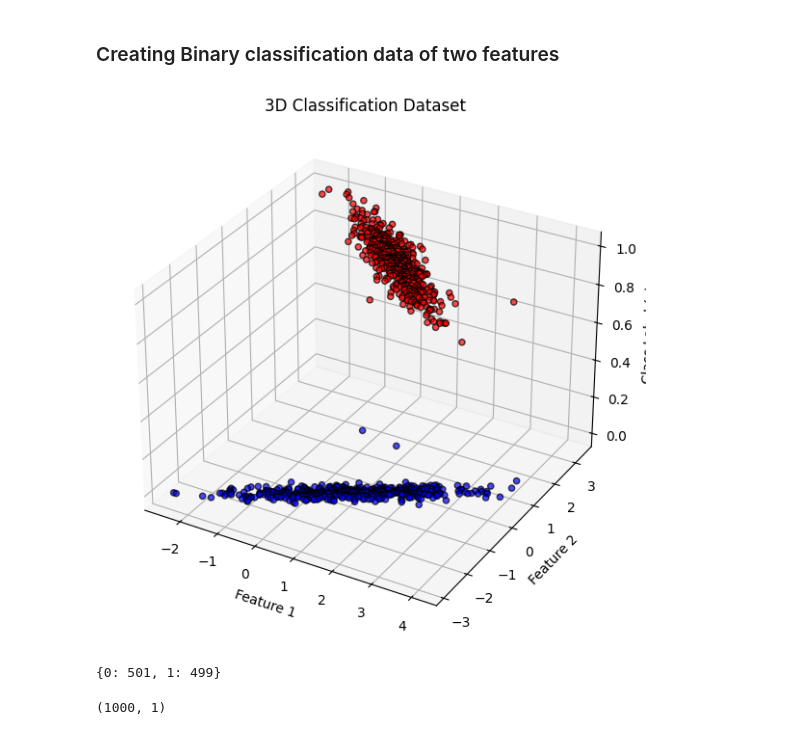
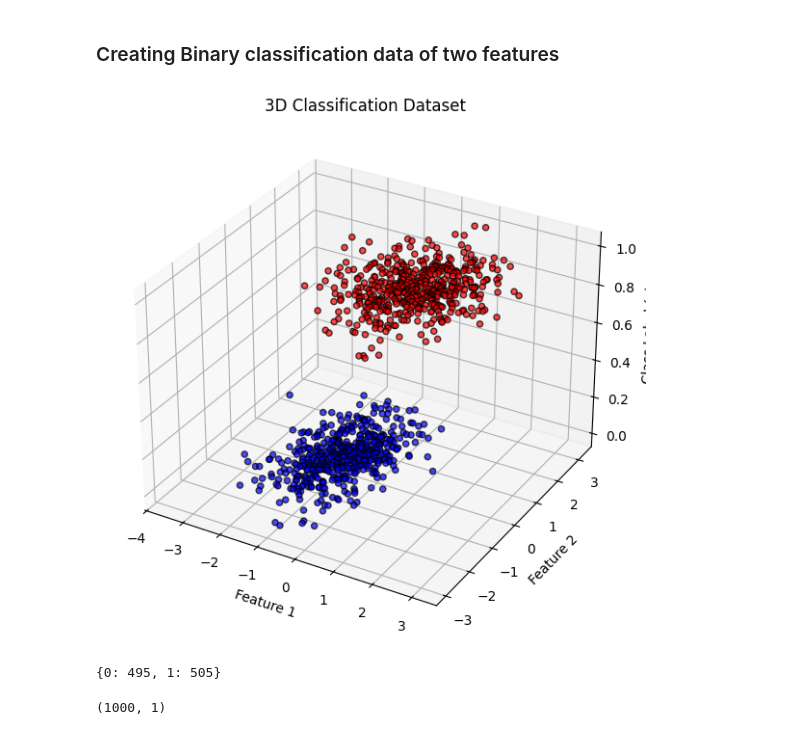
Before and after one commit to omarashraf03/Supervised-Learning, a Jupyter notebook: Task_2/task_2.ipynb, the cells around one changed output. Drawn from its saved outputs; the diff is of its cells as text; code cells hidden in the pictures.

```diff
--- a/Task_2/task_2.ipynb
+++ b/Task_2/task_2.ipynb
@@ -174,39 +175,39 @@ plt.show()
 # %%
 from sklearn.datasets import make_classification
 import matplotlib.pyplot as plt
 from mpl_toolkits.mplot3d import Axes3D
 import numpy as np
 
 # Generate dataset
 X_class, y_class = make_classification(n_samples=1000,
                            n_features=2,
-                           n_informative=2,
+                           n_informative=1,
                            n_redundant=0,
                            n_clusters_per_class=1,
                            random_state=42)
 
 # Create a 3D figure
 fig = plt.figure(figsize=(10, 7))
 ax = fig.add_subplot(111, projection='3d')
 
 # Scatter plot with color based on labels
 ax.scatter(X_class[:, 0], X_class[:, 1], y_class, c=y_class, cmap="bwr", edgecolors="k", alpha=0.7)
 
 # Labels and title
 ax.set_xlabel("Feature 1")
 ax.set_ylabel("Feature 2")
 ax.set_zlabel("Class Label (y)")
 ax.set_title("3D Classification Dataset")
 
 # Show the plot
 plt.show()
 # %% [output]
-[figure, old version]
+[figure, new version]
 # %%
 unique, counts = np.unique(y_class, return_counts=True)
 print(dict(zip(unique, counts)))
 # %% [output]
-{0: 501, 1: 499}
+{0: 495, 1: 505}
 # %%
 y_class = y_class.reshape(len(y_class) , -1)
 # %%
```
Also changed, not shown: parts of 17 cells of this notebook.
